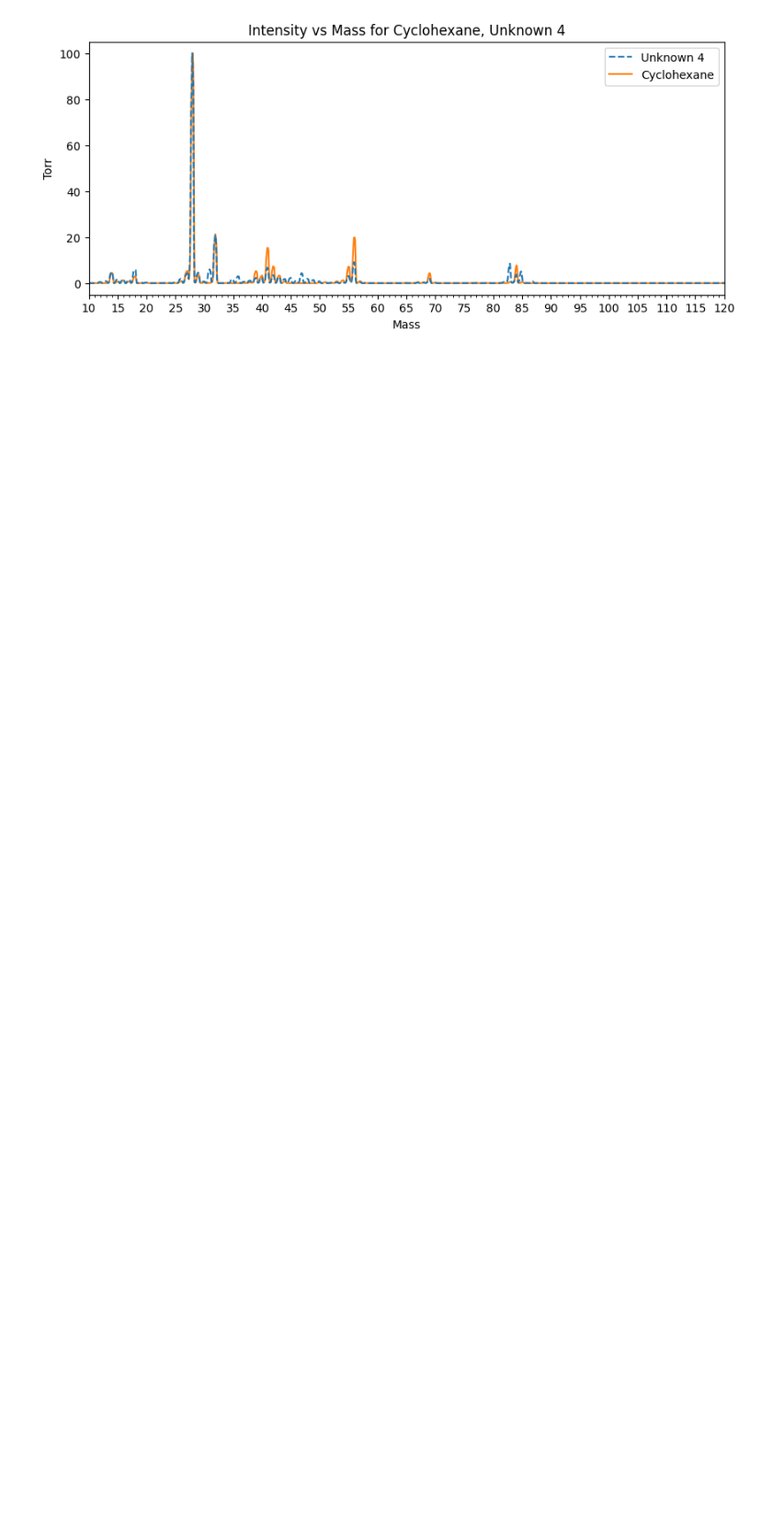
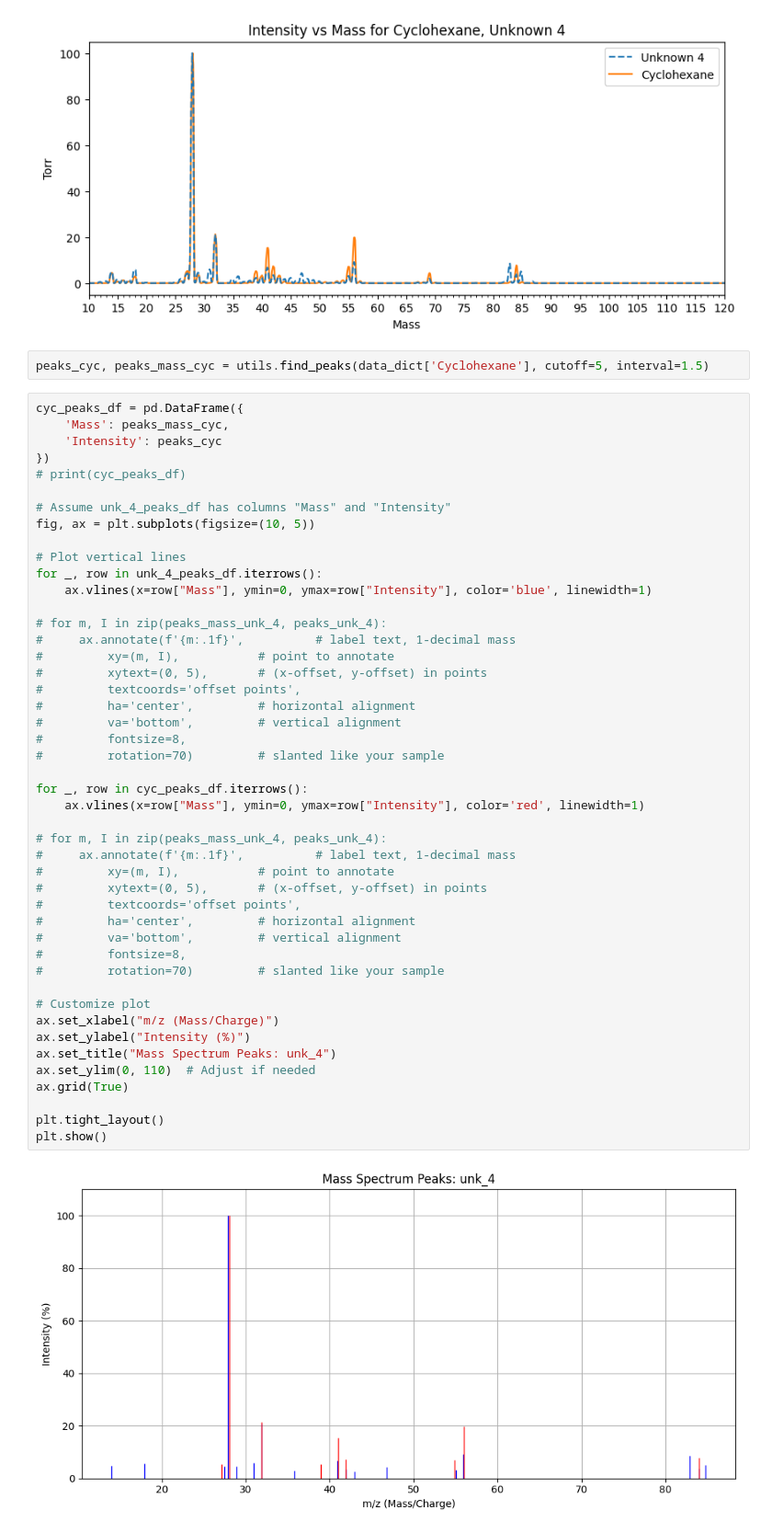
Before and after one commit to kearb-stomp/AdvLabs, a Jupyter notebook: Lab 3/Task 4.ipynb, the cells around one changed output. Shown at 92% size. Drawn from its saved outputs; the diff is of its cells as text; blank space fills up the shorter version.

```diff
--- a/Lab 3/Task 4.ipynb
+++ b/Lab 3/Task 4.ipynb
@@ -387,3 +388,53 @@ ax.set(xlabel='Mass', ylabel='Torr', title=f'Intensity vs Mass for Cyclohexane,
 plt.show()
 # %% [output]
 [figure]
+# %%
+peaks_cyc, peaks_mass_cyc = utils.find_peaks(data_dict['Cyclohexane'], cutoff=5, interval=1.5)
+# %%
+cyc_peaks_df = pd.DataFrame({
+    'Mass': peaks_mass_cyc,
+    'Intensity': peaks_cyc
+})
+# print(cyc_peaks_df)
+
+# Assume unk_4_peaks_df has columns "Mass" and "Intensity"
+fig, ax = plt.subplots(figsize=(10, 5))
+
+# Plot vertical lines
+for _, row in unk_4_peaks_df.iterrows():
+    ax.vlines(x=row["Mass"], ymin=0, ymax=row["Intensity"], color='blue', linewidth=1)
+
+# for m, I in zip(peaks_mass_unk_4, peaks_unk_4):
+#     ax.annotate(f'{m:.1f}',          # label text, 1-decimal mass
+#         xy=(m, I),           # point to annotate
+#         xytext=(0, 5),       # (x-offset, y-offset) in points
+#         textcoords='offset points',
+#         ha='center',         # horizontal alignment
+#         va='bottom',         # vertical alignment
+#         fontsize=8,
+#         rotation=70)         # slanted like your sample
+
+for _, row in cyc_peaks_df.iterrows():
+    ax.vlines(x=row["Mass"], ymin=0, ymax=row["Intensity"], color='red', linewidth=1)
+
+# for m, I in zip(peaks_mass_unk_4, peaks_unk_4):
+#     ax.annotate(f'{m:.1f}',          # label text, 1-decimal mass
+#         xy=(m, I),           # point to annotate
+#         xytext=(0, 5),       # (x-offset, y-offset) in points
+#         textcoords='offset points',
+#         ha='center',         # horizontal alignment
+#         va='bottom',         # vertical alignment
+#         fontsize=8,
+#         rotation=70)         # slanted like your sample
+
+# Customize plot
+ax.set_xlabel("m/z (Mass/Charge)")
+ax.set_ylabel("Intensity (%)")
+ax.set_title("Mass Spectrum Peaks: unk_4")
+ax.set_ylim(0, 110)  # Adjust if needed
+ax.grid(True)
+
+plt.tight_layout()
+plt.show()
+# %% [output]
+[figure, added]
```
Also changed, not shown: parts of 1 cell of this notebook, 1 other file.
